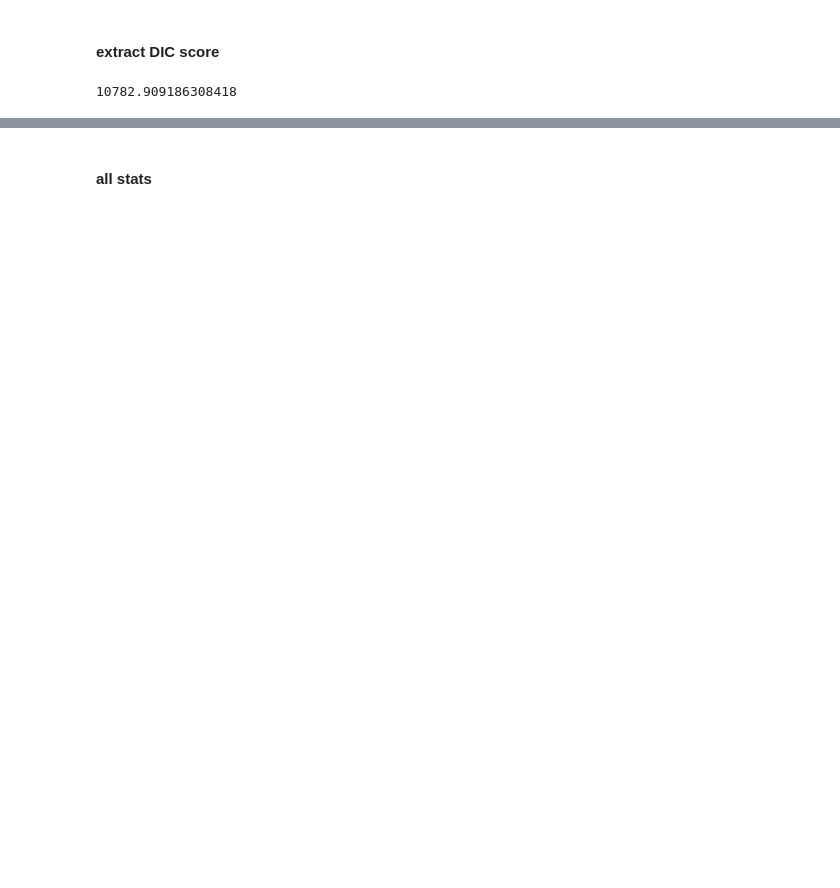
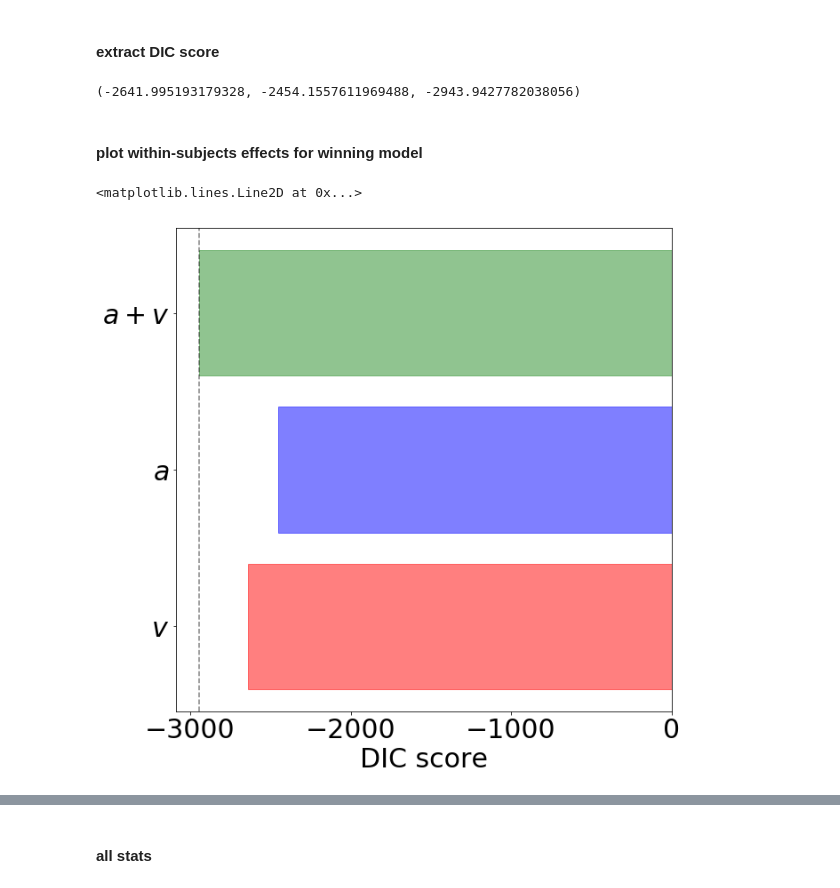
Before and after one commit to kalexandriabond/loki_0, a Jupyter notebook: simple_rt_experiment_probabilityC/analysis/hddm_regression.ipynb, the cells around one changed output, grey strips where cells are left out. Drawn from its saved outputs; the diff is of its cells as text; code cells hidden in the pictures; blank space fills up the shorter version.

```diff
--- a/simple_rt_experiment_probabilityC/analysis/hddm_regression.ipynb
+++ b/simple_rt_experiment_probabilityC/analysis/hddm_regression.ipynb
@@ -70,0 +70,6 @@ null_av_reg_model = [null_v_reg_model, null_a_reg_model]
+# %%
+formula="0+C(stim)"
+d_mat = dmatrix(formula, data)
+print(d_mat.design_info.column_names)
+print(d_mat)
+sum(d_mat)
@@ -71,2 +106,6 @@ null_av_reg_model = [null_v_reg_model, null_a_reg_model]
+# %%
+v_reg_model = "v ~"+ formula
+a_reg_model = "a ~"+ formula
+av_reg_model = [v_reg_model, a_reg_model]
 # %%
 v_within_subj = hddm.HDDMRegressor(data, v_reg_model)
@@ -137,6 +147,28 @@ plt.title('Group mean posteriors of within-subject drift-rate effects.')
 # %% [markdown]
 #### extract DIC score
 # %%
-v_within_subj.dic
+v_within_subj.dic, a_within_subj.dic, av_within_subj.dic
 # %% [output]
-10782.909186308418
+(-2641.995193179328, -2454.1557611969488, -2943.9427782038056)
+# %% [markdown]
+#### plot within-subjects effects for winning model
+# %%
+plt.rcParams['figure.figsize'] = 10, 10
+plt.rcParams['axes.titlesize'] = 25
+plt.rcParams['axes.labelsize'] = 30
+plt.rcParams['xtick.labelsize'] = 30
+plt.rcParams['ytick.labelsize'] = 30
+
+names = [r'$v$',r'$a$',r'$a+v$']
+dics = [v_within_subj.dic,  a_within_subj.dic, av_within_subj.dic]
+bars = plt.barh(names,dics, alpha=0.5)
+plt.xlabel('DIC score')
+
+bars[0].set_color('r')
+bars[1].set_color('blue')
+bars[2].set_color('forestgreen')
+
+plt.axvline(av_within_subj.dic, color='k', alpha=0.5, linestyle = '--')
+# %% [output]
+<matplotlib.lines.Line2D at 0x...>
+[figure, added]
```
Also changed, not shown: parts of 29 cells of this notebook, 24 other files.
